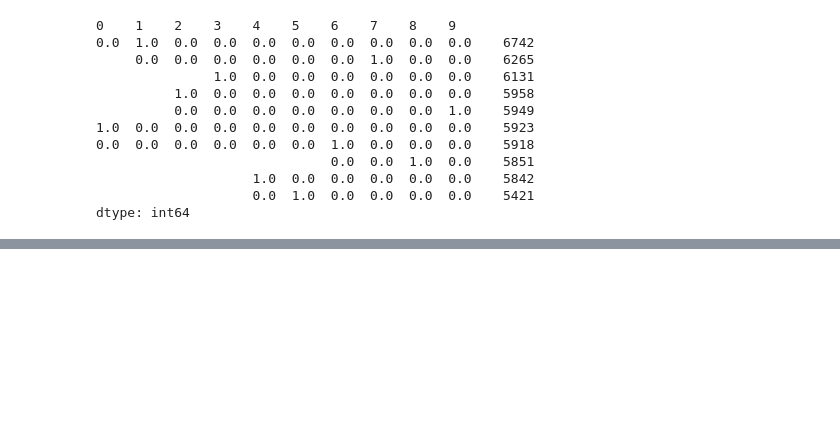
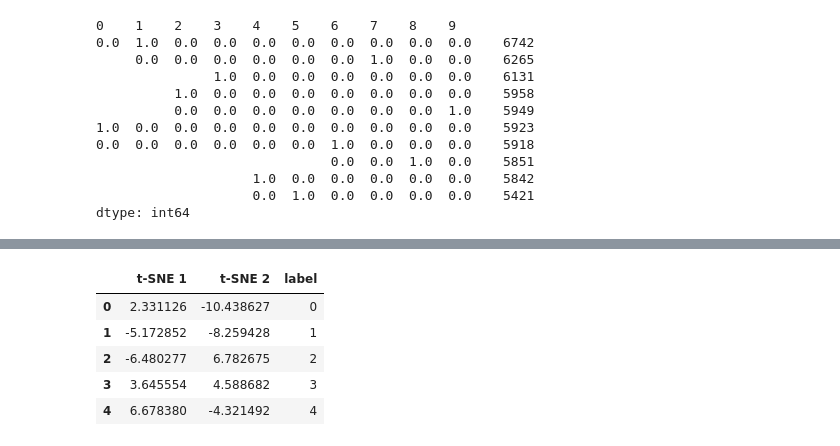
Before and after one commit to Ndaruga/Multiple-Machine-Learning-Projects, a Jupyter notebook: Dimintionality reduction on MNIST data/Mnist-digit.ipynb, the cells around one changed output, grey strips where cells are left out. Cells and saved outputs as stored; diff of their text form; code cells hidden in the pictures; blank space fills up the shorter version.

```diff
--- a/Dimintionality reduction on MNIST data/Mnist-digit.ipynb
+++ b/Dimintionality reduction on MNIST data/Mnist-digit.ipynb
@@ -151,0 +183,10 @@ dtype: int64
+# %%
+tsne_df = pd.DataFrame({"t-SNE 1":tsne_result[:,0], "t-SNE 2":tsne_result[:,1], "label": [i for i in range(train_df.shape[0])]})
+tsne_df.head()
+# %% [output]
+|  | t-SNE 1 | t-SNE 2 | label |
+| 0 | 2.331126 | -10.438627 | 0 |
+| 1 | -5.172852 | -8.259428 | 1 |
+| 2 | -6.480277 | 6.782675 | 2 |
+| 3 | 3.645554 | 4.588682 | 3 |
+| 4 | 6.678380 | -4.321492 | 4 |
```
Also changed, not shown: parts of 14 cells of this notebook.
